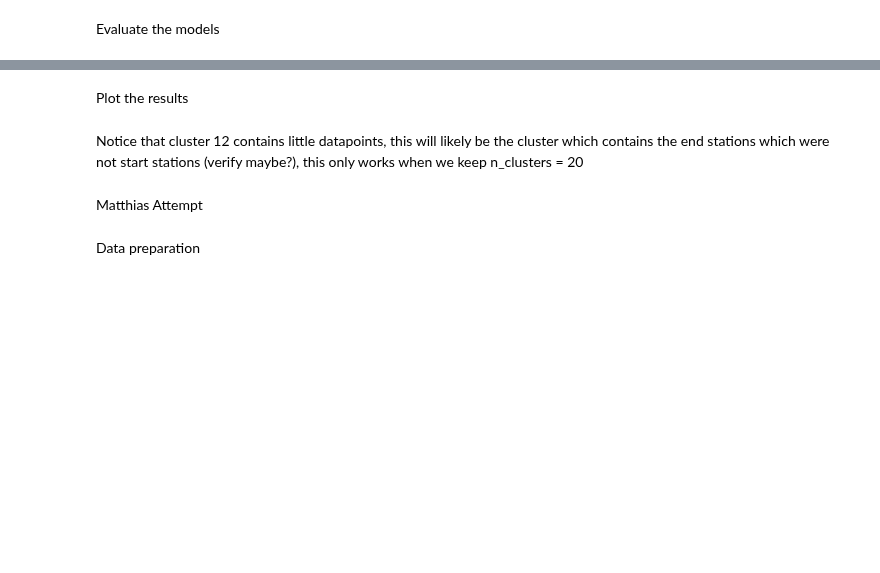
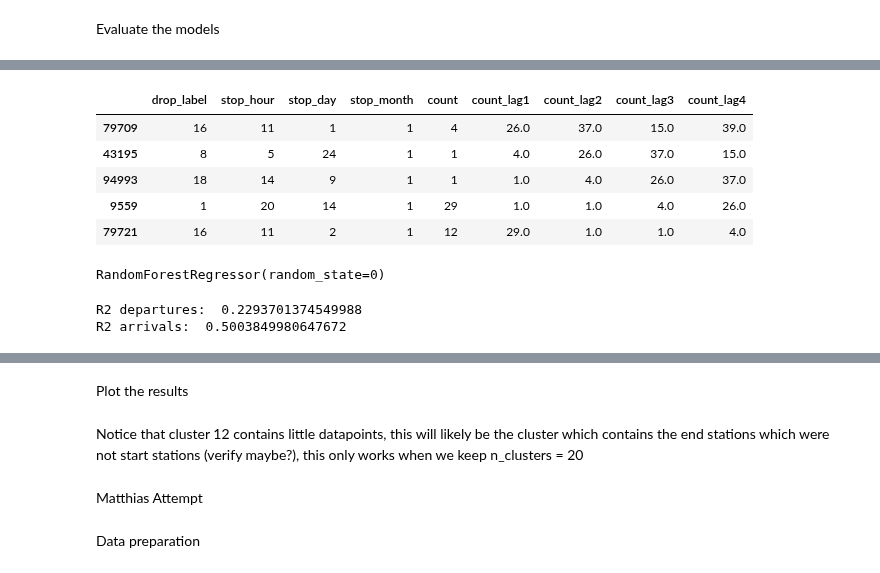
Before and after one commit to AlexisVandenHeede/IntroBA, a Jupyter notebook: report.ipynb, the cells around one changed output, grey strips where cells are left out. Cells and saved outputs as stored; diff of their text form; code cells hidden in the pictures; blank space fills up the shorter version.

```diff
--- a/report.ipynb
+++ b/report.ipynb
@@ -172,8 +236,8 @@ plt.show()
 Start by splitting up the dataset. Necessary because how are you going to aggregate the data by hour if each datapoint has 2 temporal parameters (start and end station times). Note that we can only use the hour and cluster as input to our model, as these are the only variables we have certain information on for the future datapoints for which we predict the demand, so we only have to copy these variables over in the new datasets.
 # %%
 #splitting the dataset
-df_departures = df[["starttime", "label"]]
-df_arrivals = df[["stoptime", "label"]]
+df_departures = df[["starttime", "pick_label"]]
+df_arrivals = df[["stoptime", "drop_label"]]
 
 #replace the starttime datetime object by a column with hour and cols with date DD, MM. For df_departures and stoptime, DD, MM for df_arrivals
 df_departures["start_hour"] = df_departures["starttime"].dt.hour
@@ -191,5 +255,5 @@ df_departures.reset_index(drop=True, inplace=True)
 df_arrivals.reset_index(drop=True, inplace=True)
 
 #Count the amount of dataframe rows that have the same label, hour, day and month. and add the count as extra column
-df_departures = df_departures.groupby(["label", "start_hour", "start_day", "start_month"]).size().reset_index(name="count")
-df_arrivals = df_arrivals.groupby(["label", "stop_hour", "stop_day", "stop_month"]).size().reset_index(name="count")
+df_departures = df_departures.groupby(["pick_label", "start_hour", "start_day", "start_month"]).size().reset_index(name="count")
+df_arrivals = df_arrivals.groupby(["drop_label", "stop_hour", "stop_day", "stop_month"]).size().reset_index(name="count")
@@ -246,0 +386,34 @@ print("R2 arrivals: ", r2_arr)
+# %%
+# add lag function
+def buildLaggedFeatures(s,columns, lag=2,dropna=True):
+    '''
+    From http://stackoverflow.com/questions/20410312/how-to-create-a-lagged-data-structure-using-pandas-dataframe
+    Builds a new DataFrame to facilitate regressing over all possible lagged features
+    '''
+    if type(s) is pd.DataFrame:
+        new_dict={}
+        for c in s.columns:
+            new_dict[c]=s[c]
+        for col_name in columns:
+            new_dict[col_name]=s[col_name]
+            # create lagged Series
+            for l in range(1,lag+1):
+                new_dict['%s_lag%d' %(col_name,l)]=s[col_name].shift(l)
+        res=pd.DataFrame(new_dict,index=s.index)
+
+    elif type(s) is pd.Series:
+        the_range=range(lag+1)
+        res=pd.concat([s.shift(i) for i in the_range],axis=1)
+        res.columns=['lag_%d' %i for i in the_range]
+    else:
+        print('Only works for DataFrame or Series')
+        return None
+    if dropna:
+        return res.dropna()
+    else:
+        return res
+# %%
+# add lag features
+lag = 4
+df_departures = buildLaggedFeatures(df_departures, ["count"], lag=lag)
+df_arrivals = buildLaggedFeatures(df_arrivals, ["count"], lag=lag)
@@ -246,0 +429,9 @@ print("R2 arrivals: ", r2_arr)
+# %%
+df_arrivals.head()
+# %% [output]
+|  | drop_label | stop_hour | stop_day | stop_month | count | count_lag1 | count_lag2 | count_lag3 | count_lag4 |
+| 79709 | 16 | 11 | 1 | 1 | 4 | 26.0 | 37.0 | 15.0 | 39.0 |
+| 43195 | 8 | 5 | 24 | 1 | 1 | 4.0 | 26.0 | 37.0 | 15.0 |
+| 94993 | 18 | 14 | 9 | 1 | 1 | 1.0 | 4.0 | 26.0 | 37.0 |
+| 9559 | 1 | 20 | 14 | 1 | 29 | 1.0 | 1.0 | 4.0 | 26.0 |
+| 79721 | 16 | 11 | 2 | 1 | 12 | 29.0 | 1.0 | 1.0 | 4.0 |
@@ -246,0 +451,17 @@ print("R2 arrivals: ", r2_arr)
+# %%
+reg_dep.fit(X_train_dep, y_train_dep)
+reg_arr.fit(X_train_arr, y_train_arr)
+# %% [output]
+RandomForestRegressor(random_state=0)
+# %%
+
+y_pred_dep = reg_dep.predict(X_test_dep)
+y_pred_arr = reg_arr.predict(X_test_arr)
+
+r2_dep = r2_score(y_test_dep, y_pred_dep)
+r2_arr = r2_score(y_test_arr, y_pred_arr)
+print("R2 departures: ", r2_dep)
+print("R2 arrivals: ", r2_arr)
+# %% [output]
+R2 departures:  0.2293701374549988
+R2 arrivals:  0.5003849980647672
```
Also changed, not shown: parts of 30 cells of this notebook.
